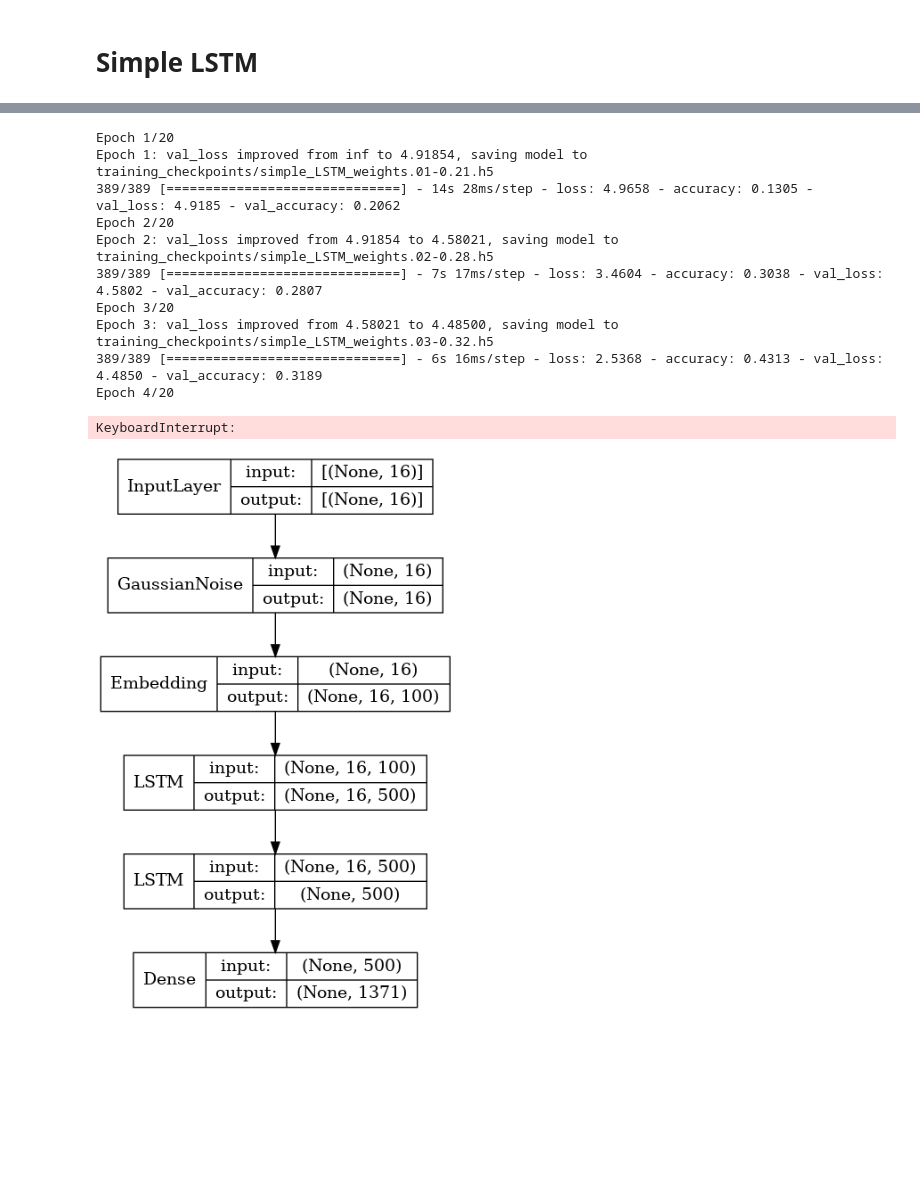
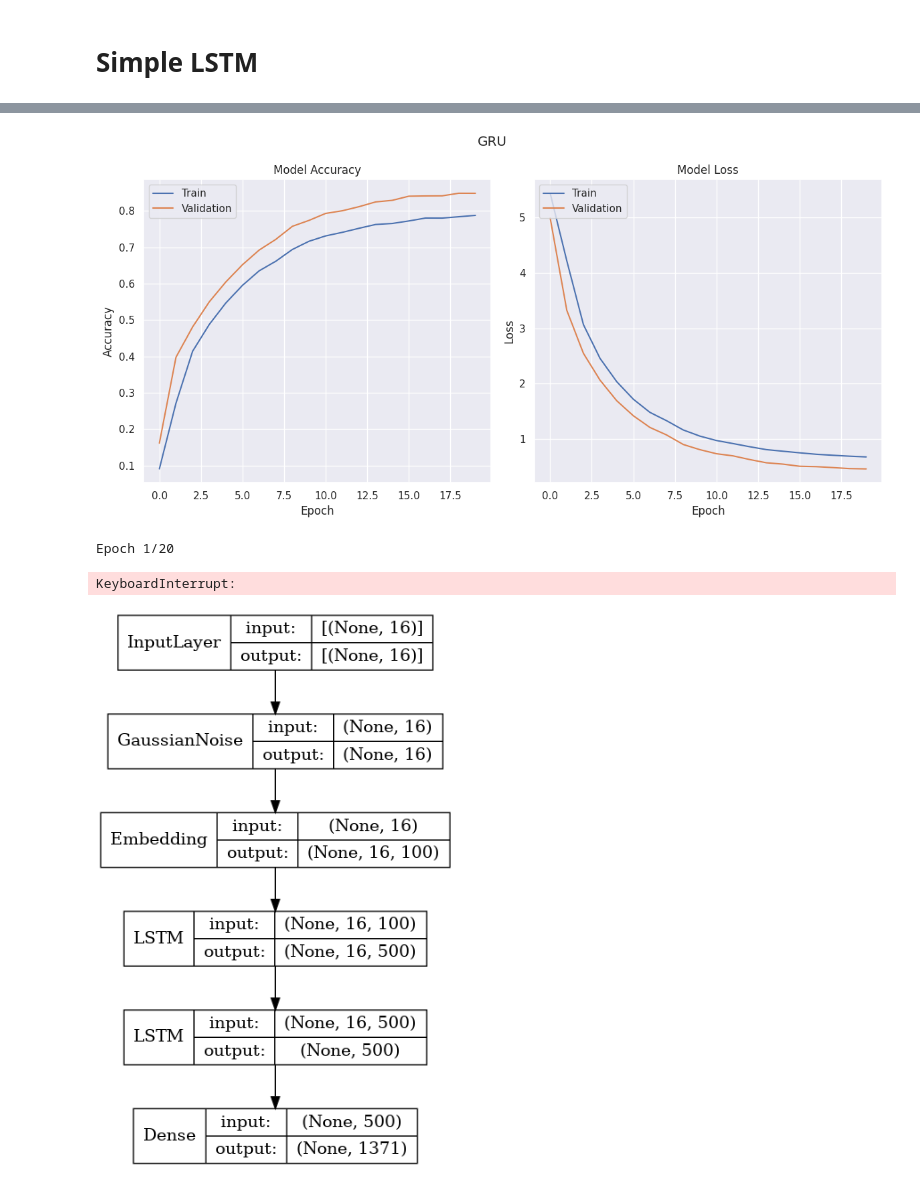
Before and after one commit to glennwuwu/next-word-predictor-rnn, a Jupyter notebook: RNN.ipynb, the cells around one changed output, grey strips where cells are left out. Drawn from its saved outputs; the diff is of its cells as text; code cells hidden in the pictures; blank space fills up the shorter version.

Commit message:
Change from Tokenizer Preprocessing to TextVectorization Layer

```diff
--- a/RNN.ipynb
+++ b/RNN.ipynb
@@ -348,14 +334,25 @@ y_test.shape
+# %%
+max_vocab_size = 10000
+
+vectorize_layer = TextVectorization(
+    max_tokens=max_vocab_size,
+    output_mode='int',
+    output_sequence_length=100,
+    ngrams=2
+)
+
+vectorize_layer.adapt([" ".join(x) for x in clean_sentences_for_input(tokenized_quotes)])
 # %%
-def fit_model(model, filepath, epochs=20,):
-    cp_callback = ModelCheckpoint(filepath=filepath, save_weights_only=True, save_best_only=True, verbose=1, save_freq='epoch')
+def fit_model(model, filepath, batch_size=32, epochs=20,):
+    # cp_callback = ModelCheckpoint(filepath=filepath, save_format='tf', save_weights_only=True, save_best_only=True, verbose=1, save_freq='epoch')
 
     history = model.fit(
         X_train,
         y_train,
         epochs=epochs,
-        batch_size=32,
+        batch_size=batch_size,
         validation_data=(X_validation, y_validation),
-        callbacks=[cp_callback]
+        # callbacks=[cp_callback]
     )
 
     accuracy = model.evaluate(X_test, y_test, verbose=0)[1]
@@ -365,3 +362,25 @@ def fit_model(model, filepath, epochs=20,):
     return history
 # %% [markdown]
 # Simple LSTM
+# %%
+simple_GRU = Sequential([
+    vectorize_layer,
+    Embedding(total_words, 2000),
+    # Flatten(),
+    GRU(200, return_sequences=True),
+    GRU(200),
+    Dense(total_words, activation='softmax')
+])
+
+# simple_GRU = Sequential([
+#     Embedding(total_words, 10000, input_length=max_sequence_length),
+#     # Flatten(),
+#     GRU(200, return_sequences=True),
+#     GRU(200),
+#     Dense(total_words, activation='softmax')
+# ])
+
+simple_GRU.compile(loss='categorical_crossentropy', optimizer='adam', metrics=['accuracy'])
+# history = model.fit(, epochs=50, verbose=1, batch_size=128, validation_data=(X_validation, y_validation))
+
+history = fit_model(simple_GRU, "training_checkpoints/simple_GRU_weights.{epoch:02d}-{val_accuracy:.2f}.h5", batch_size=256, epochs=20)
@@ -368,28 +405,34 @@ def fit_model(model, filepath, epochs=20,):
+# %%
+plot_history(history, "GRU")
+# %% [output]
+[figure, added]
 # %%
-max_sequence_length = 35
+max_vocab_size = 10000
+
+vectorize_layer = TextVectorization(
+    max_tokens=max_vocab_size,
+    output_mode='int',
+    output_sequence_length=200
+)
+
+vectorize_layer.adapt([" ".join(x) for x in tokenized_quotes])
 
 simple_LSTM = Sequential([
-    Embedding(total_words, 100, input_length=max_sequence_length),
+    vectorize_layer,
+    Embedding(total_words, 100),
     # Flatten(),
-    LSTM(500, return_sequences=True),
-    LSTM(500),
+    LSTM(200, return_sequences=True),
+    LSTM(200),
     Dense(total_words, activation='softmax')
 ])
-simple_LSTM.compile(loss='categorical_crossentropy', optimizer='adam', metrics=['accuracy'])
+
+
+simple_LSTM.compile(loss='categorical_crossentropy', optimizer=Adam(learning_rate=0.001), metrics=['accuracy'])
 # history = model.fit(, epochs=50, verbose=1, batch_size=128, validation_data=(X_validation, y_validation))
 
-history = fit_model(simple_LSTM, "training_checkpoints/simple_LSTM_weights.{epoch:02d}-{val_accuracy:.2f}.h5", epochs=20)
+history = fit_model(simple_LSTM, "training_checkpoints/simple_LSTM_weights.{epoch:02d}-{val_accuracy:.2f}.h5", batch_size=256, epochs=20)
 # %% [output]
 Epoch 1/20
-Epoch 1: val_loss improved from inf to 4.91854, saving model to training_checkpoints/simple_LSTM_weights.01-0.21.h5
-389/389 [==============================] - 14s 28ms/step - loss: 4.9658 - accuracy: 0.1305 - val_loss: 4.9185 - val_accuracy: 0.2062
-Epoch 2/20
-Epoch 2: val_loss improved from 4.91854 to 4.58021, saving model to training_checkpoints/simple_LSTM_weights.02-0.28.h5
-389/389 [==============================] - 7s 17ms/step - loss: 3.4604 - accuracy: 0.3038 - val_loss: 4.5802 - val_accuracy: 0.2807
-Epoch 3/20
-Epoch 3: val_loss improved from 4.58021 to 4.48500, saving model to training_checkpoints/simple_LSTM_weights.03-0.32.h5
-389/389 [==============================] - 6s 16ms/step - loss: 2.5368 - accuracy: 0.4313 - val_loss: 4.4850 - val_accuracy: 0.3189
-Epoch 4/20
 KeyboardInterrupt:
 # %%
 plot_model(simple_RNN, to_file='images/models/simple_LSTM.png', show_shapes=True, show_layer_names=False)
```
Also changed, not shown: parts of 28 cells of this notebook.
